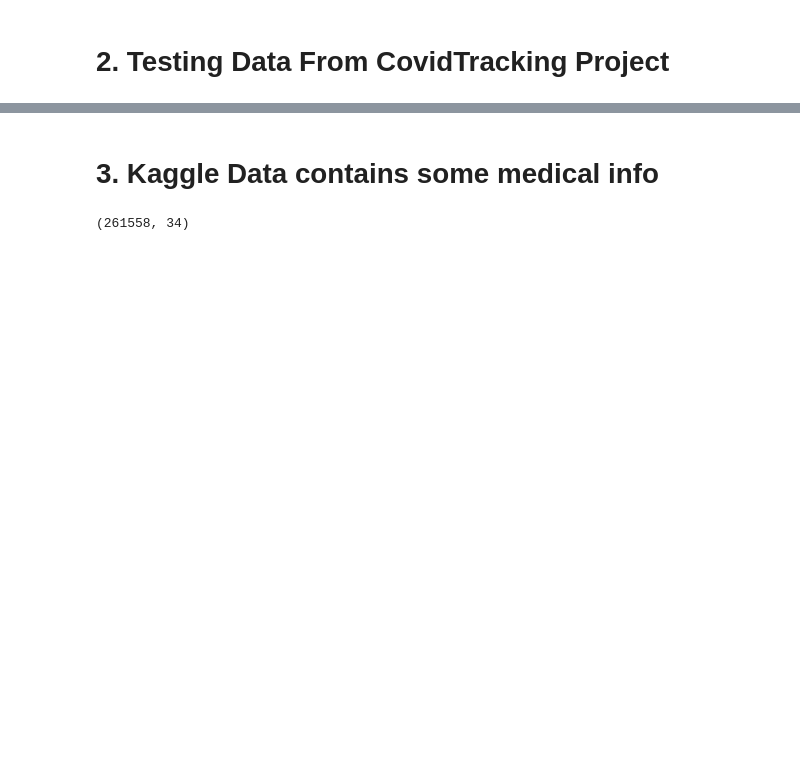
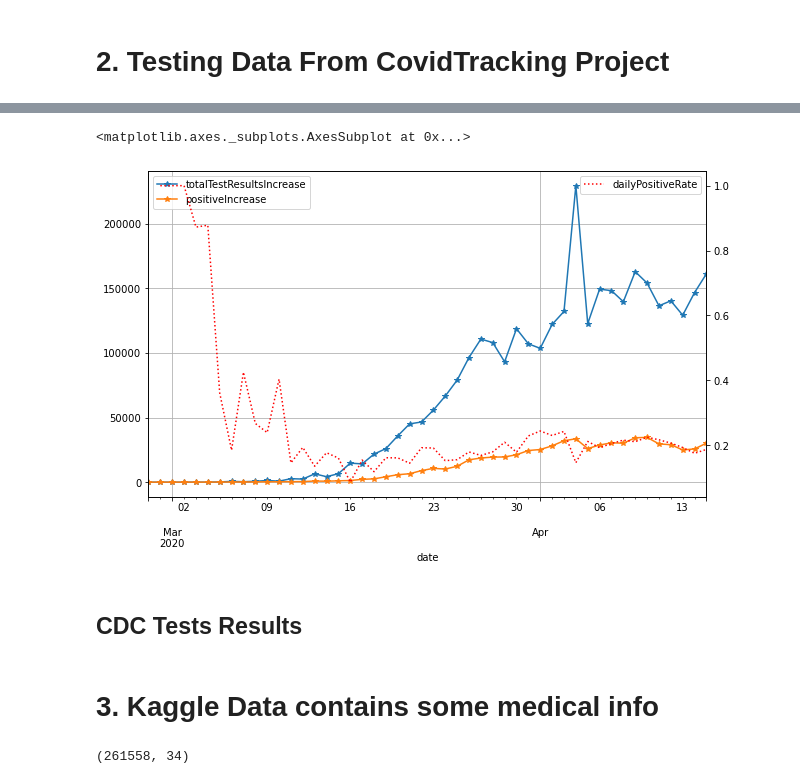
Before and after one commit to jianxu305/nCov2019_analysis, a Jupyter notebook: src/data_sources.ipynb, the cells around one changed output, grey strips where cells are left out. Drawn from its saved outputs; the diff is of its cells as text; code cells hidden in the pictures; blank space fills up the shorter version.

```diff
--- a/src/data_sources.ipynb
+++ b/src/data_sources.ipynb
@@ -73,0 +58,5 @@ frm.set_index('date').plot(y=['totalTestResultsIncrease', 'positiveIncrease'], g
+# %%
+#frm = data[data['state']=='IL'].set_index('date')   # one state
+frm = pd.pivot_table(data, index='date', aggfunc='sum')  # whole contry
+frm['dailyPositiveRate'] = frm['positiveIncrease'] / frm['totalTestResultsIncrease']
+frm.tail()
@@ -73,0 +72,10 @@ frm.set_index('date').plot(y=['totalTestResultsIncrease', 'positiveIncrease'], g
+# %%
+#fig, ax = plt.subplots()
+ax = frm.plot(y=['totalTestResultsIncrease', 'positiveIncrease'], grid=True, style='-*')
+ax2 = ax.twinx()
+frm.plot(y='dailyPositiveRate', ax=ax2, color='red', style=':', figsize=(10, 6))
+# %% [output]
+<matplotlib.axes._subplots.AxesSubplot at 0x...>
+[figure, added]
+# %% [markdown]
+## CDC Tests Results
```
Also changed, not shown: parts of 4 cells of this notebook, 2 other files.
